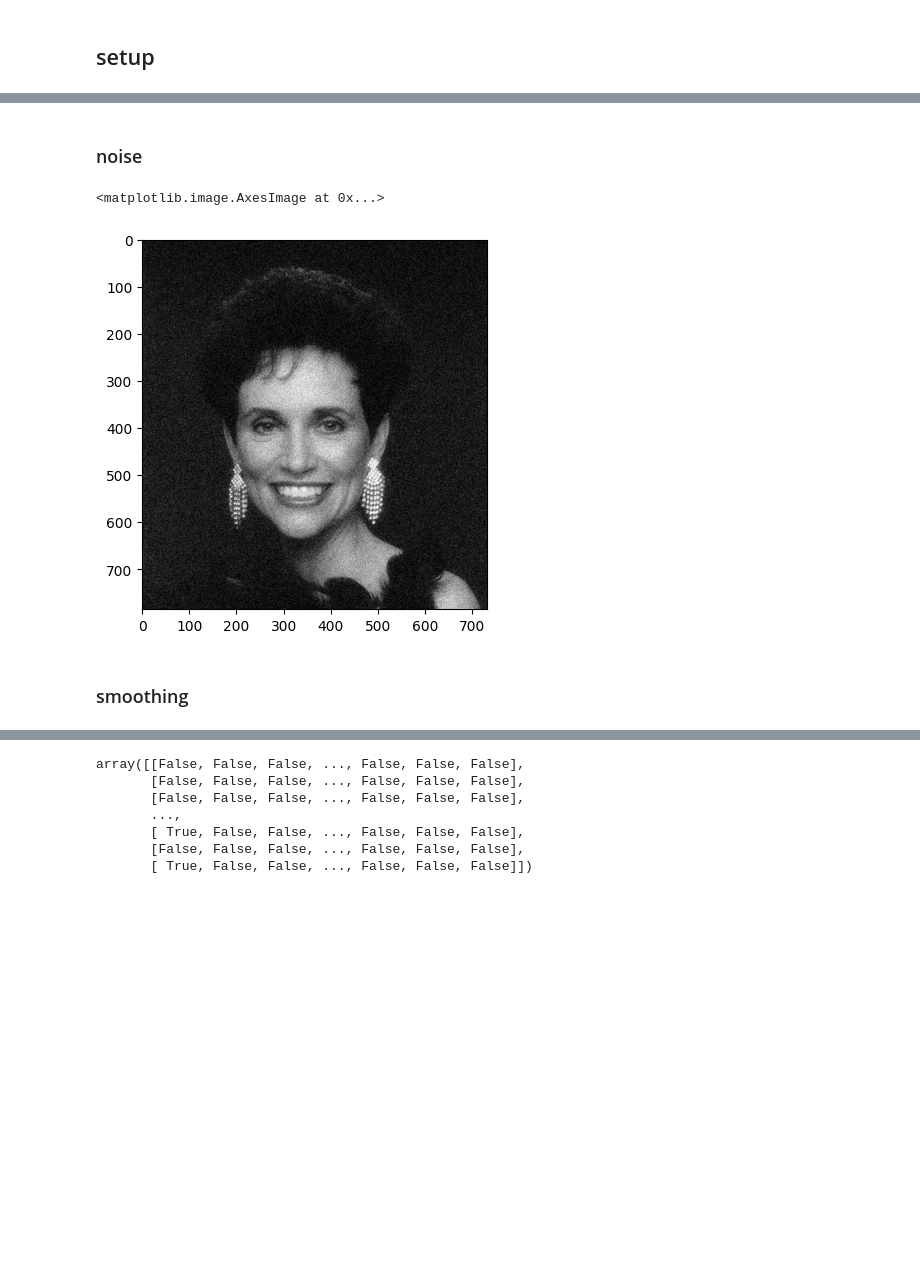
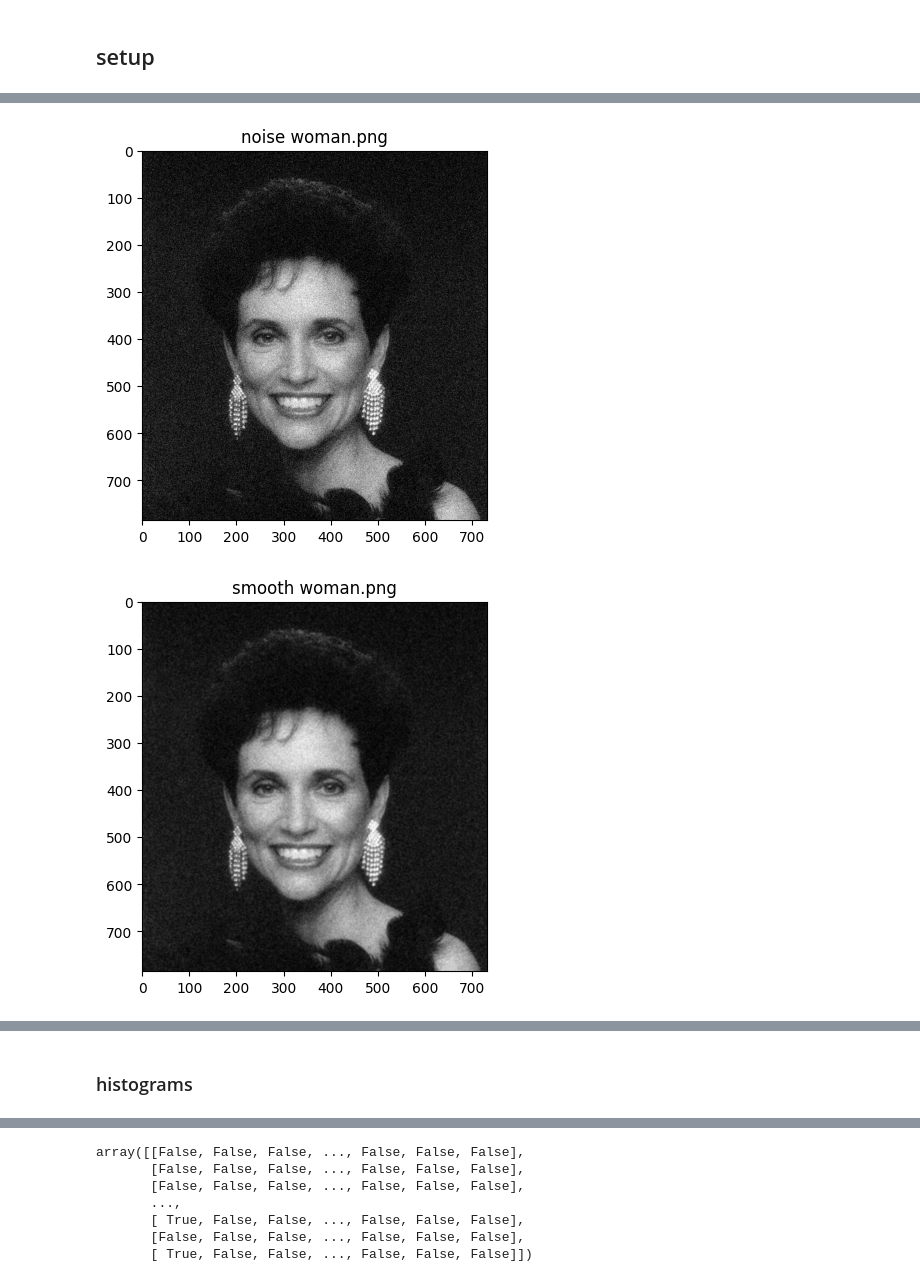
Before and after one commit to marekd6/CV1_labs, a Jupyter notebook: Assignment 02-20251125/cv1_2_2.ipynb, the cells around one changed output, grey strips where cells are left out. Cells and saved outputs as stored; diff of their text form; code cells hidden in the pictures; blank space fills up the shorter version.

```diff
--- a/Assignment 02-20251125/cv1_2_2.ipynb
+++ b/Assignment 02-20251125/cv1_2_2.ipynb
@@ -18,0 +32,11 @@ import matplotlib.pyplot as plt
+# %%
+def augment_img(img, pth='', display=True):
+    N = ski.util.random_noise(img, 'gaussian', var=0.01, rng=123)
+    show_img(N, pth, 'noise ')
+    S = ski.filters.gaussian(N, sigma=1)
+    show_img(S, pth, 'smooth ')
+    FN = ski.filters.sobel(N)
+    show_img(FN, pth, 'Sobel on noise ')
+    FS = ski.filters.sobel(S)
+    show_img(FS, pth, 'Sobel on smooth ')
+    return N, S, FN, FS
@@ -29,0 +56,5 @@ plt.imshow(woman, cmap=plt.cm.gray)
+# %%
+N, S, FN, FS = augment_img(woman, pth)
+# %% [output]
+[figure, added]
+[figure, added]
@@ -30,2 +63,2 @@ plt.imshow(woman, cmap=plt.cm.gray)
 # %% [markdown]
-### noise
+### histograms
@@ -34,7 +64,0 @@ N = ski.util.random_noise(woman, 'gaussian', var=0.01, rng=123)
-# %%
-plt.imshow(N, cmap=plt.cm.gray)
-# %% [output]
-<matplotlib.image.AxesImage at 0x...>
-[figure, removed]
-# %% [markdown]
-### smoothing
```
Also changed, not shown: parts of 56 cells of this notebook.
